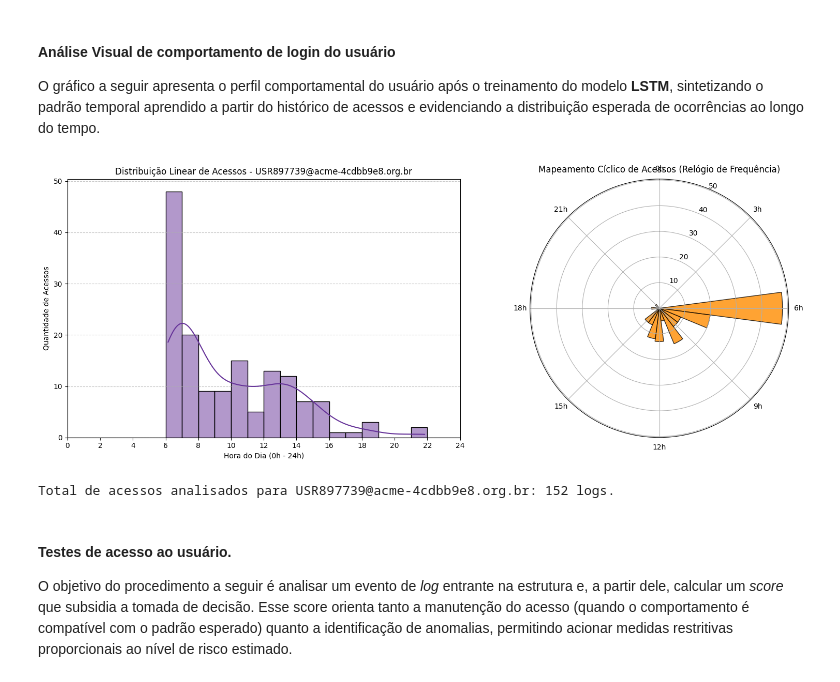
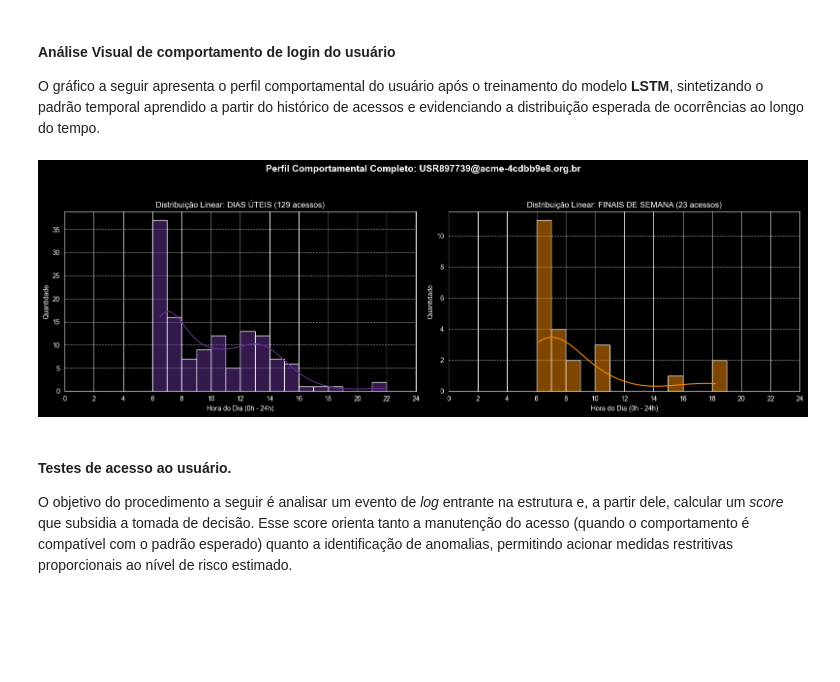
Before and after one commit to joaonetto/projetoAplicado-IV, a Jupyter notebook: notebook/project-UserBehaviourAnalysis.ipynb, the cells around one changed output. Saved outputs shown, nothing was run; the diff lists cells and outputs as text; code cells hidden in the pictures; blank space fills up the shorter version.

```diff
--- a/notebook/project-UserBehaviourAnalysis.ipynb
+++ b/notebook/project-UserBehaviourAnalysis.ipynb
@@ -662,13 +830,12 @@ O gráfico a seguir apresenta o perfil comportamental do usuário após o treina
 # %%
 
 #
 # Teste com o usuário solicitado para visualizar seu padrão em 24 horas
 #
 usuario_exemplo = 'USR897739@acme-4cdbb9e8.org.br'
-visualizar_habitos_usuario(usuario_exemplo, df_base)
+visualizar_habitos_duplos(usuario_exemplo, df_base)
 # %% [output]
-[figure, old version]
+[figure, new version]
-Total de acessos analisados para USR897739@acme-4cdbb9e8.org.br: 152 logs.
 # %% [markdown]
 #### Testes de acesso ao usuário.
 
```
Also changed, not shown: parts of 28 cells of this notebook.
